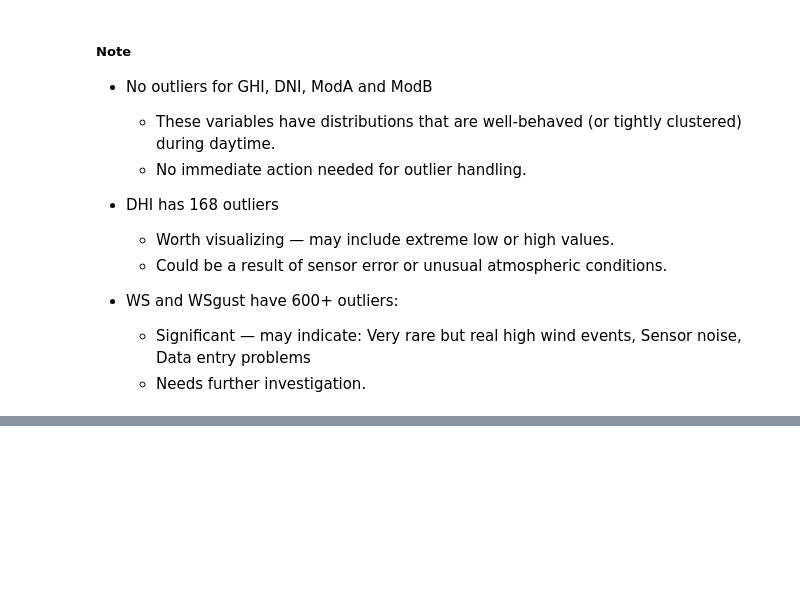
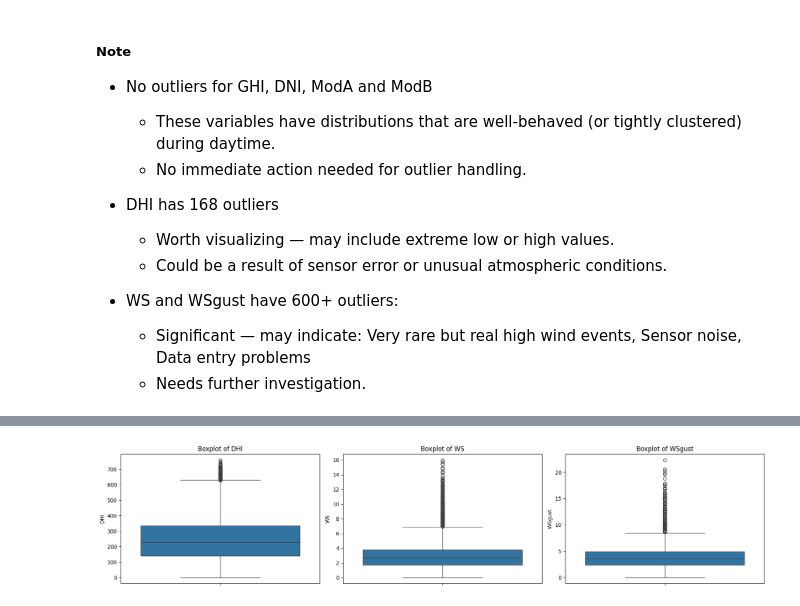
Before and after one commit to Ty-Miki/solar-challenge-week0, a Jupyter notebook: notebooks/eda_benin.ipynb, the cells around one changed output, grey strips where cells are left out. Saved outputs shown, nothing was run; the diff lists cells and outputs as text; code cells hidden in the pictures; blank space fills up the shorter version.

Commit message:
Used PlotGenerator to cretae plots and detect outliers

```diff
--- a/notebooks/eda_benin.ipynb
+++ b/notebooks/eda_benin.ipynb
@@ -126,13 +126,13 @@ from scipy.stats import zscore
 import numpy as np
 
 # Calculate z-scores for major columns
-outlier_cols = ['GHI', 'DNI', 'DHI', 'ModA', 'ModB', 'WS', 'WSgust']
+major_cols = ['GHI', 'DNI', 'DHI', 'ModA', 'ModB', 'WS', 'WSgust']
 
-for column in outlier_cols:
+for column in major_cols:
     z_scores = zscore(day_time_df[column])
     day_time_df[f'outlier_{column}'] = (np.abs(z_scores) > 3)
 
-outlier_summary = {col: day_time_df[f'outlier_{col}'].sum() for col in outlier_cols}
+outlier_summary = {col: day_time_df[f'outlier_{col}'].sum() for col in major_cols}
 print("Outlier counts per column:", outlier_summary)
 # %% [output]
 Outlier counts per column: {'GHI': np.int64(0), 'DNI': np.int64(0), 'DHI': np.int64(168), 'ModA': np.int64(0), 'ModB': np.int64(0), 'WS': np.int64(612), 'WSgust': np.int64(602)}
@@ -151,3 +151,7 @@ Outlier counts per column: {'GHI': np.int64(0), 'DNI': np.int64(0), 'DHI': np.in
 - WS and WSgust have 600+ outliers:
   - Significant — may indicate: Very rare but real high wind events, Sensor noise, Data entry problems
   - Needs further investigation.
+# %%
+# Import and intialize plot generator
+from plot_generator import PlotGenerator
+plot_gen = PlotGenerator()
@@ -153,0 +160,4 @@ Outlier counts per column: {'GHI': np.int64(0), 'DNI': np.int64(0), 'DHI': np.in
+# %%
+# Box plots for outlier detection
+plot_gen.plot_box(df=day_time_df, columns=['DHI', 'WS', 'WSgust'])
+# %% [output]
@@ -153,0 +167 @@ Outlier counts per column: {'GHI': np.int64(0), 'DNI': np.int64(0), 'DHI': np.in
+[figure, added]
```
Also changed, not shown: parts of 11 cells of this notebook.
